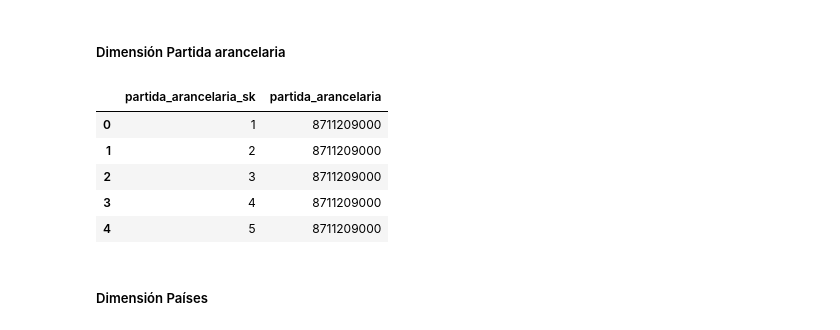
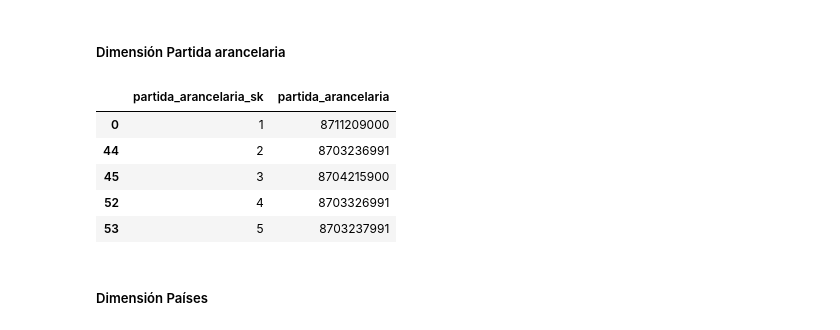
Before and after one commit to duartefrancisco/CDP-ProyectoFinal, a Jupyter notebook: notebooks/ProyectoFinal.ipynb, the cells around one changed output. Cells and saved outputs as stored; diff of their text form; code cells hidden in the pictures.

```diff
--- a/notebooks/ProyectoFinal.ipynb
+++ b/notebooks/ProyectoFinal.ipynb
@@ -476,18 +473,19 @@ dimTipoImportador.head()
 # %%
 dimPartidaArancelaria = pd.DataFrame(columns = ["partida_arancelaria_sk"])
 
 dimPartidaArancelaria = pd.concat([dimPartidaArancelaria, dfImportaciones["Partida Arancelaria"]])
 dimPartidaArancelaria = dimPartidaArancelaria.rename(columns = {0: "partida_arancelaria"})
+dimPartidaArancelaria["partida_arancelaria"] = pd.to_numeric(dimPartidaArancelaria["partida_arancelaria"], downcast = "integer")
+dimPartidaArancelaria = dimPartidaArancelaria.drop_duplicates()
 dimPartidaArancelaria["partida_arancelaria_sk"] = range(1, len(dimPartidaArancelaria)+1)
-dimPartidaArancelaria["partida_arancelaria"] = pd.to_numeric(dimPartidaArancelaria["partida_arancelaria"], downcast = "integer")
 dimPartidaArancelaria.head()
 # %% [output]
 |  | partida_arancelaria_sk | partida_arancelaria |
 | 0 | 1 | 8711209000 |
-| 1 | 2 | 8711209000 |
-| 2 | 3 | 8711209000 |
-| 3 | 4 | 8711209000 |
-| 4 | 5 | 8711209000 |
+| 44 | 2 | 8703236991 |
+| 45 | 3 | 8704215900 |
+| 52 | 4 | 8703326991 |
+| 53 | 5 | 8703237991 |
 # %% [markdown]
 ##### Dimensión Países
 # %%
```
Also changed, not shown: parts of 31 cells of this notebook, 3 other files.
